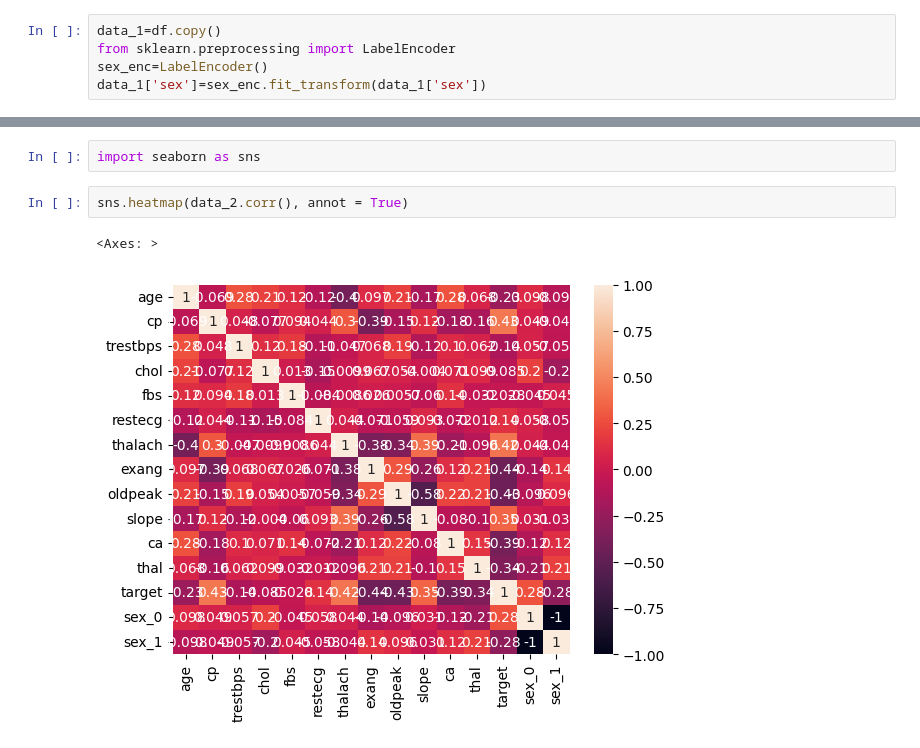
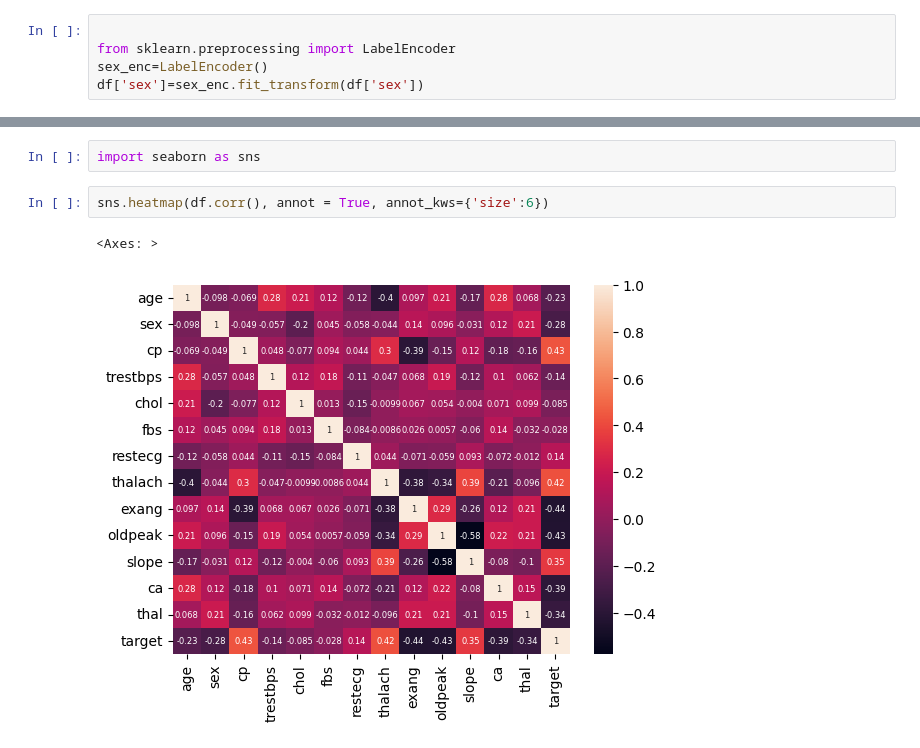
Before and after one commit to Akshita-Mendon/ML_model, a Jupyter notebook: heart_disease.ipynb, the cells around one changed output, grey strips where cells are left out. Saved outputs shown, nothing was run; the diff lists cells and outputs as text.

```diff
--- a/heart_disease.ipynb
+++ b/heart_disease.ipynb
@@ -115,8 +113,8 @@ df['sex'].unique()
 # %% [output]
 array([1, 0])
 # %%
-data_1=df.copy()
+
 from sklearn.preprocessing import LabelEncoder
 sex_enc=LabelEncoder()
-data_1['sex']=sex_enc.fit_transform(data_1['sex'])
+df['sex']=sex_enc.fit_transform(df['sex'])
 # %%
@@ -169,8 +149,8 @@ data_2.corr()
 # %%
 import seaborn as sns
 # %%
-sns.heatmap(data_2.corr(), annot = True)
+sns.heatmap(df.corr(), annot = True, annot_kws={'size':6})
 # %% [output]
 <Axes: >
-[figure, old version]
+[figure, new version]
 # %%
```
Also changed, not shown: parts of 12 cells of this notebook.
